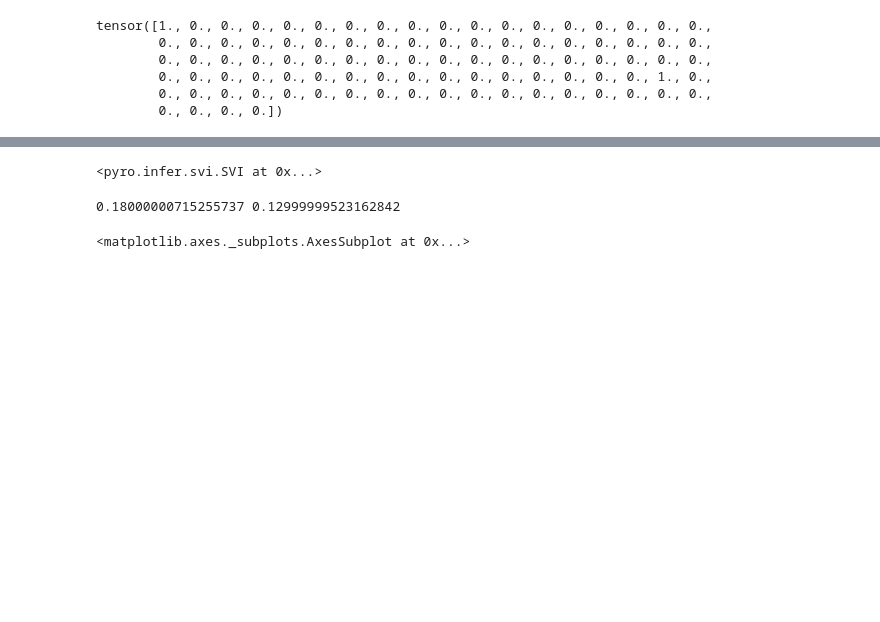
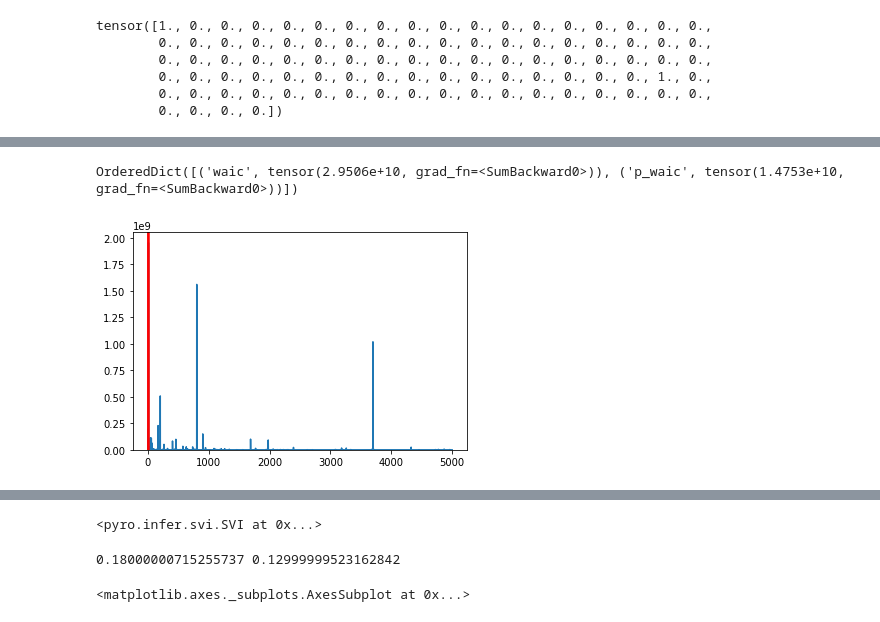
Before and after one commit to ssharpe42/probprog-finalproject, a Jupyter notebook: nihaar_expts.ipynb, the cells around one changed output, grey strips where cells are left out. Saved outputs shown, nothing was run; the diff lists cells and outputs as text; code cells hidden in the pictures; blank space fills up the shorter version.

```diff
--- a/nihaar_expts.ipynb
+++ b/nihaar_expts.ipynb
@@ -80,2 +92,0 @@ def posterior_samples(
-# %%
-svi_posterior = get_svi_posterior(data['data'], data['demand'], svi=svi)
@@ -87,0 +110,66 @@ tensor([0., 0., 0., 0., 0., 0., 0., 0., 0., 0., 0., 0., 0., 0., 0., 0., 0., 0.,
+# %%
+with open('data/demand_sample.pickle', 'rb') as f:
+    data_samp = pickle.load(f)
+
+
+#global features
+data, features = feature_generation(data_samp)
+#p = PoissReg(features, data)
+p = ZIPoissReg(features, data)
+
+train_new = True
+
+if train_new:
+    svi, elbo_loss = run_svi(p.model2, p.guide2,
+                             iters=5000,
+                             data=data['data'],
+                             demand=data['demand'],
+                             filename='models/svi_zip_params.pkl')
+
+    plot_elbo(elbo_loss)
+
+    svi_posterior = get_svi_posterior(data['data'], data['demand'],
+                                      svi=svi)
+
+    print(svi.information_criterion())
+
+else:
+    svi_posterior = get_svi_posterior(data['data'], data['demand'],
+                                    model = p.model,
+                                      guide = p.guide,
+                                      filename='models/svi_params.pkl')
+
+post_samples = posterior_samples(
+    p.wrapped_model,
+    svi_posterior,
+    data,
+    ['obs','prediction'],
+    num_samples=1000)
+
+
+# post_samples = posterior_samples(
+#     p.model,
+#     svi_posterior,
+#     data,
+#     ['gate'],
+#     num_samples=1000)
+
+
+# post_samples = posterior_samples(
+#     p.model,
+#     svi_posterior,
+#     data,
+#     ['hour_amplitude','hour_period'],
+#     num_samples=200)
+
+# Example test statistics
+compare_test_statistic(data_samp.demand.values, post_samples[:,1,:],
+                       stat=perc_0)
+compare_test_statistic(data_samp.demand.values, post_samples[:, 1, :],
+                       stat=max)
+compare_test_statistic(data_samp.demand.values, post_samples[:, 1, :],
+                       stat=percentile, q=80)
+
+
+summary = site_summary(post_samples, ['obs','prediction'])
+# %% [output]
@@ -87,0 +186,2 @@ tensor([0., 0., 0., 0., 0., 0., 0., 0., 0., 0., 0., 0., 0., 0., 0., 0., 0., 0.,
+OrderedDict([('waic', tensor(2.9506e+10, grad_fn=<SumBackward0>)), ('p_waic', tensor(1.4753e+10, grad_fn=<SumBackward0>))])
+[figure, added]
```
Also changed, not shown: parts of 14 cells of this notebook, 2 other files.
